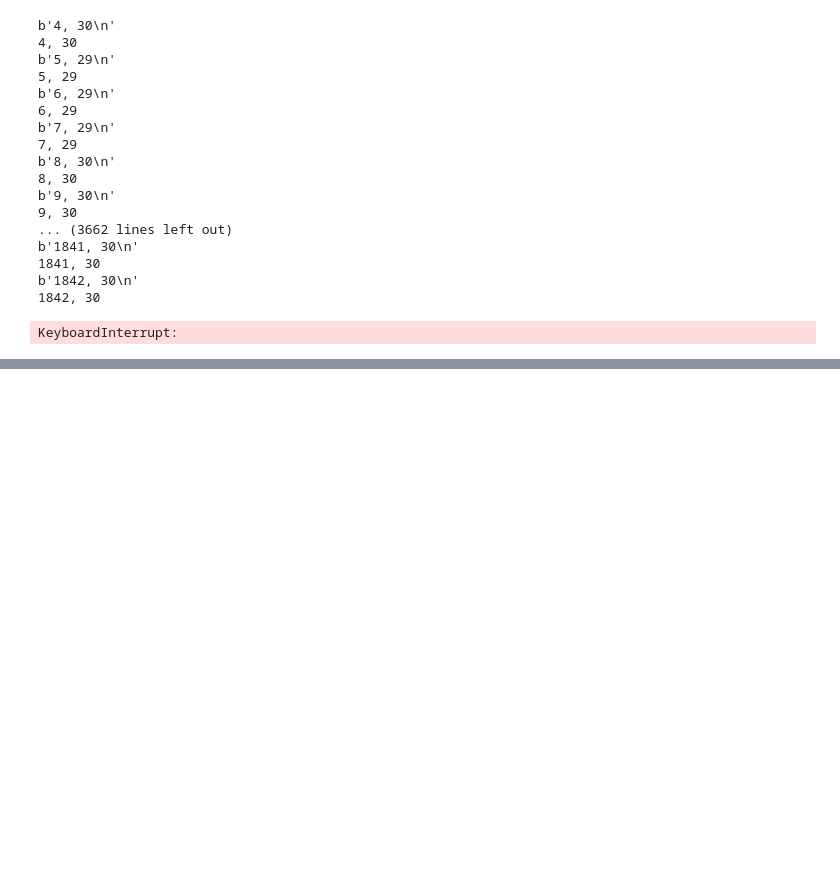
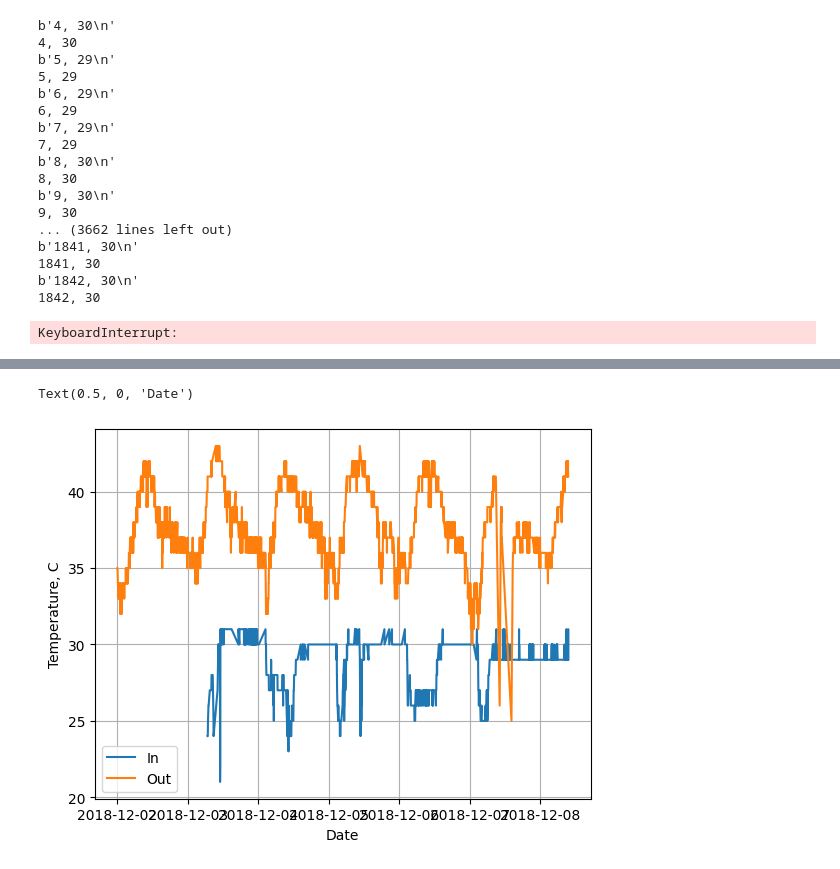
Before and after one commit to imgmaterial/AILabs, a Jupyter notebook: Labs/Lab2/Lab2.ipynb, the cells around one changed output, grey strips where cells are left out. Drawn from its saved outputs; the diff is of its cells as text; code cells hidden in the pictures; blank space fills up the shorter version.

```diff
--- a/Labs/Lab2/Lab2.ipynb
+++ b/Labs/Lab2/Lab2.ipynb
@@ -55,0 +126,5 @@ plt.legend(["Temperature"])
+# %%
+#A2.2
+IOT_temp = pd.read_csv("IOT-temp.csv")
+filtered_by_date = IOT_temp.loc[pd.to_datetime('02-12-2018 00:00', dayfirst=True) <= pd.to_datetime(IOT_temp["noted_date"], dayfirst=True)]
+print(filtered_by_date)
@@ -55,0 +149,12 @@ plt.legend(["Temperature"])
+# %%
+filtered_in = filtered_by_date.loc[filtered_by_date["out/in"] == "In"]
+filtered_out = filtered_by_date.loc[filtered_by_date["out/in"] == "Out"]
+plt.plot(pd.to_datetime(filtered_in["noted_date"], dayfirst=True), filtered_in["temp"])
+plt.plot(pd.to_datetime(filtered_out["noted_date"], dayfirst=True), filtered_out["temp"])
+plt.grid()
+plt.legend(["In", "Out"])
+plt.ylabel("Temperature, C")
+plt.xlabel("Date")
+# %% [output]
+Text(0.5, 0, 'Date')
+[figure, added]
```
Also changed, not shown: parts of 6 cells of this notebook, 4 other files.
